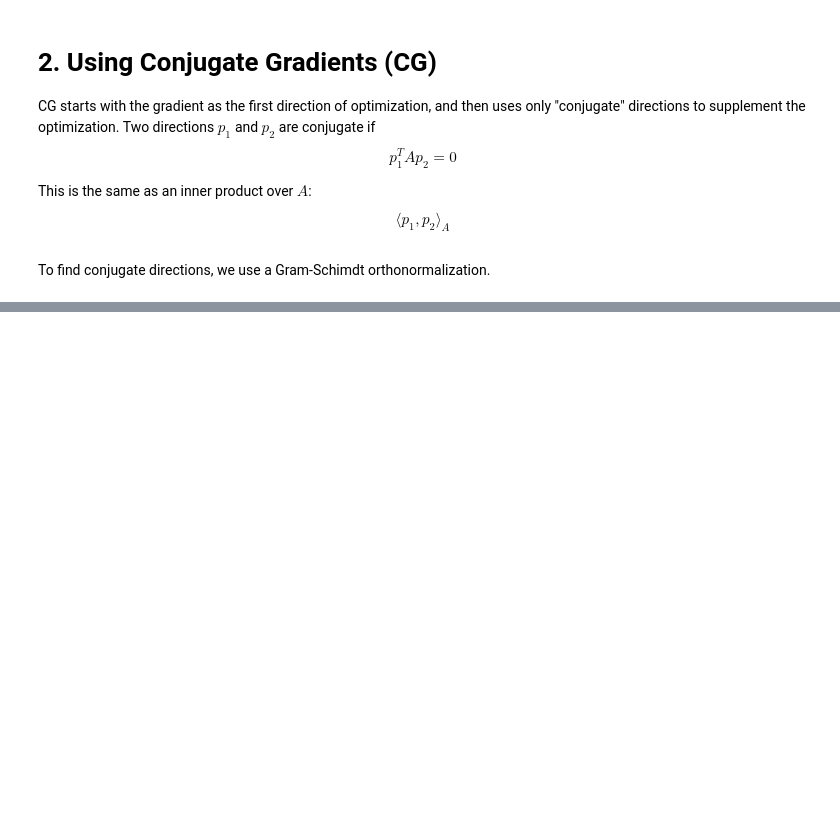
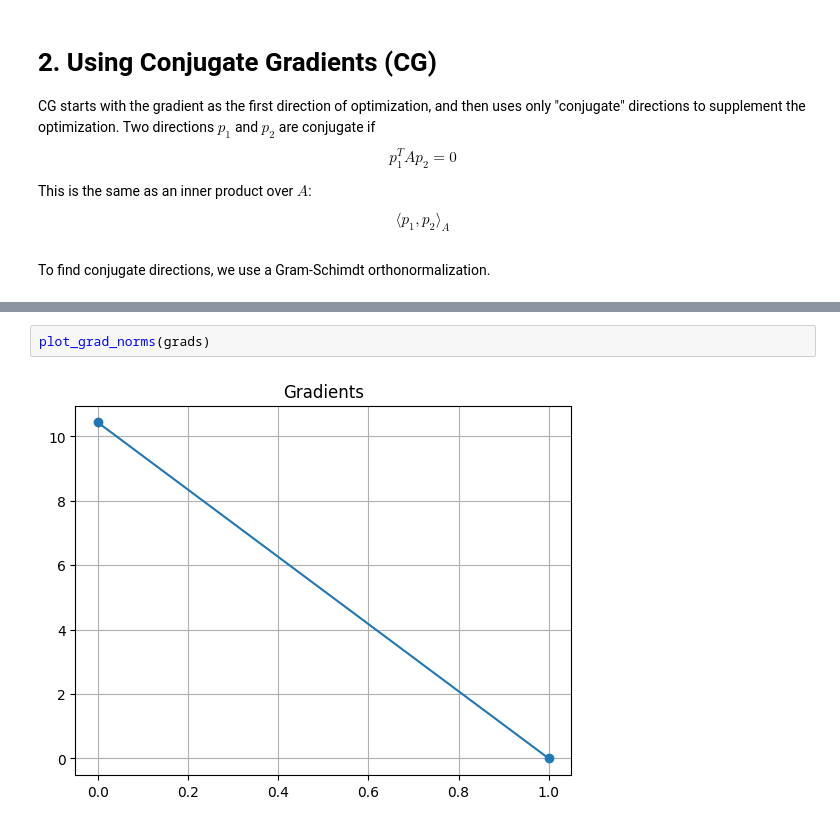
Before and after one commit to tomasruizt/Code-Along, a Jupyter notebook: papers/Solving Linear Systems.ipynb, the cells around one changed output, grey strips where cells are left out. Drawn from its saved outputs; the diff is of its cells as text; blank space fills up the shorter version.

```diff
--- a/papers/Solving Linear Systems.ipynb
+++ b/papers/Solving Linear Systems.ipynb
@@ -176,0 +167,4 @@ xkp1_: [nan nan]
+# %%
+plot_grad_norms(grads)
+# %% [output]
+[figure, added]
```
Also changed, not shown: parts of 8 cells of this notebook.
